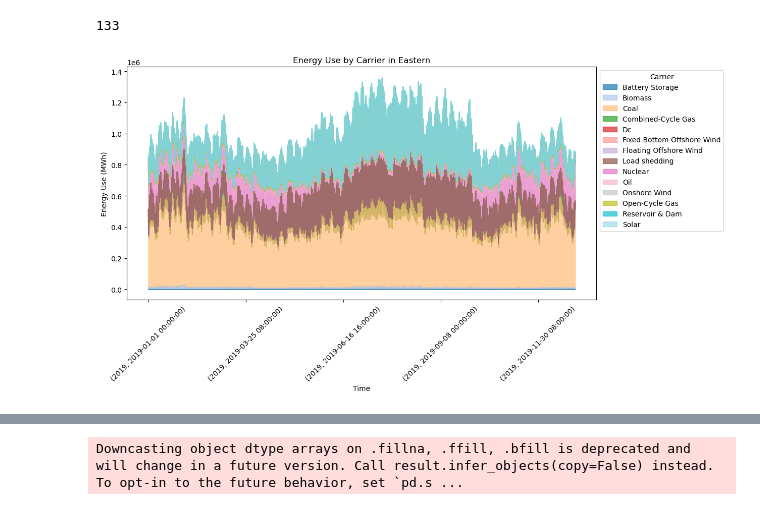
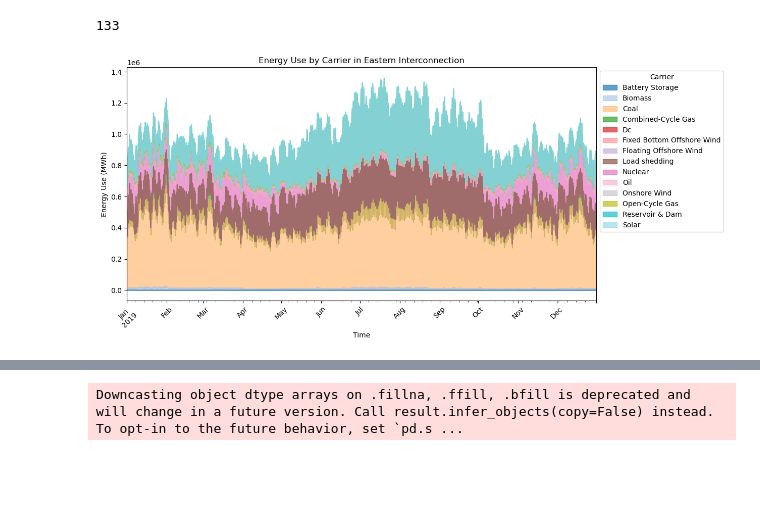
Before and after one commit to af3913/pypsa-usa, a Jupyter notebook: workflow/pypsa-usa_technical_appendix.ipynb, the cells around one changed output, grey strips where cells are left out. Drawn from its saved outputs; the diff is of its cells as text; code cells hidden in the pictures; blank space fills up the shorter version.

```diff
--- a/workflow/pypsa-usa_technical_appendix.ipynb
+++ b/workflow/pypsa-usa_technical_appendix.ipynb
@@ -216,12 +234,13 @@ def add_zonal_features(energy_use: pd.DataFrame, buses: pd.DataFrame):
 
     energy_use_zonal = energy_use_zonal.set_index(["bus", "carrier", "reeds_zone", "reeds_ba", "interconnect"])
 
-    timestep = energy_use.columns
-    energy_use_zonal.columns = timestep
+    energy_use.columns = [timestamp[1] for timestamp in energy_use.columns]
+    energy_use.columns = pd.to_datetime(energy_use.columns)
+    energy_use_zonal.columns = energy_use.columns
 
     return energy_use_zonal
 
-
+# Apply function to get energy_use dataframe with zonal features
 energy_use_zonal = add_zonal_features(energy_use, buses)
 energy_use_zonal.head()
 # %% [output]
@@ -242,22 +276,23 @@ energy_use_zonal.index.get_level_values("reeds_zone").nunique()
 # %%
 def plot_energy_use_by_carrier(energy_use_zonal: pd.DataFrame, interconnect: str):
     """
     Plots energy use by carrier for a given interconnect.
     """
     # Select data for interconnect
-    data = energy_use_reset.loc(axis=0)[:, :, :, :, interconnect].groupby(["carrier"]).sum().T
+    data = energy_use_zonal.loc(axis=0)[:, :, :, :, interconnect].groupby(["carrier"]).sum().T
 
     # Plot data
     fig, ax = plt.subplots(figsize=(12, 6))
     data.plot.area(ax=ax, cmap="tab20", alpha=0.7)
-    ax.set_title(f"Energy Use by Carrier in {interconnect}")
+    ax.set_title(f"Energy Use by Carrier in {interconnect} Interconnection")
     ax.set_xlabel("Time")
     ax.set_ylabel("Energy Use (MWh)")
     ax.legend(title="Carrier", bbox_to_anchor=(1, 1))
     plt.xticks(rotation=45)
     plt.show()
 
-# Plot energy use by carrier for the USA interconnect
+
+# Plot energy use by carrier for the specified interconnection
 plot_energy_use_by_carrier(energy_use_zonal, "Eastern")
 # %% [output]
-[figure, old version]
+[figure, new version]
```
Also changed, not shown: parts of 7 cells of this notebook.
